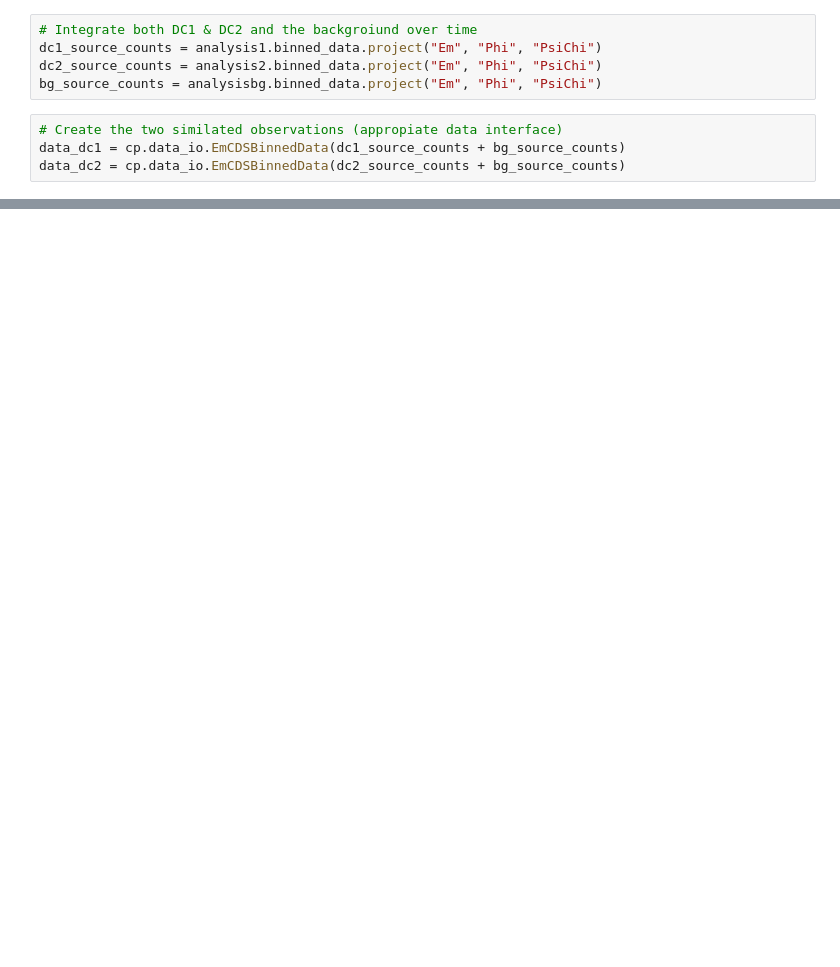
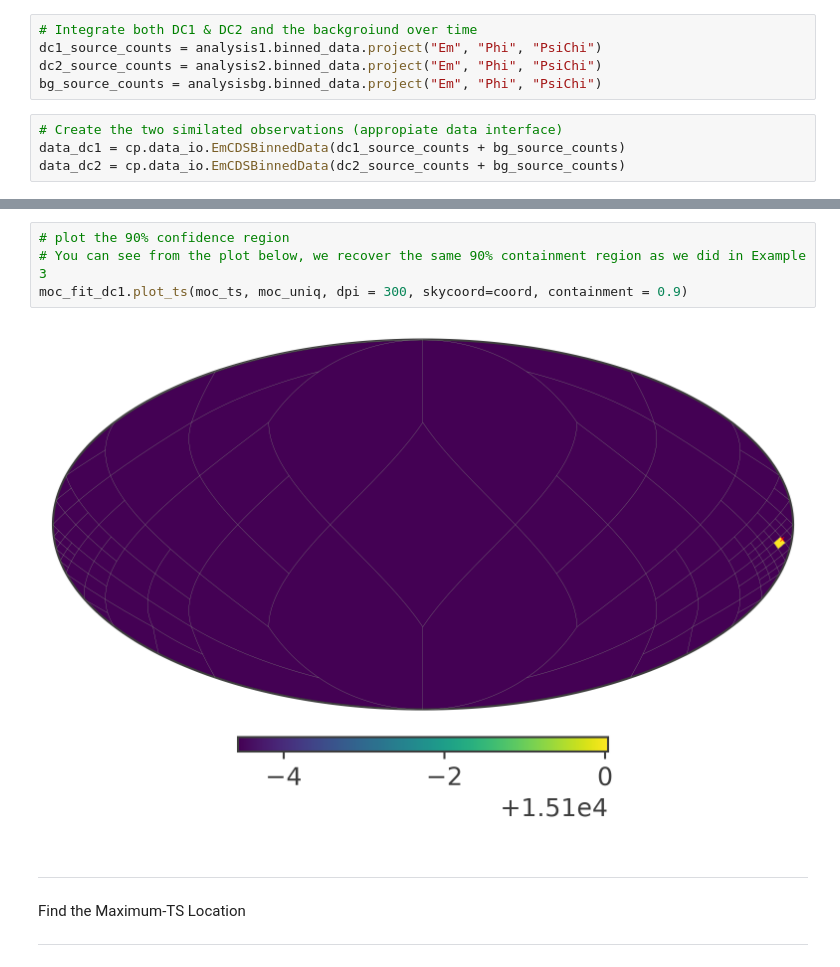
Before and after one commit to mquezada13/data-challenge-2-exploration, a Jupyter notebook: notebooks/Crab_spectral_fitanalysis.ipynb, the cells around one changed output, grey strips where cells are left out. Drawn from its saved outputs; the diff is of its cells as text; blank space fills up the shorter version.

```diff
--- a/notebooks/Crab_spectral_fitanalysis.ipynb
+++ b/notebooks/Crab_spectral_fitanalysis.ipynb
@@ -382,0 +511,10 @@ data_dc2 = cp.data_io.EmCDSBinnedData(dc2_source_counts + bg_source_counts)
+# %%
+# plot the 90% confidence region
+# You can see from the plot below, we recover the same 90% containment region as we did in Example 3
+moc_fit_dc1.plot_ts(moc_ts, moc_uniq, dpi = 300, skycoord=coord, containment = 0.9)
+# %% [output]
+[figure, added]
+# %% [markdown]
+***
+Find the Maximum-TS Location
+***
```
Also changed, not shown: parts of 55 cells of this notebook.
